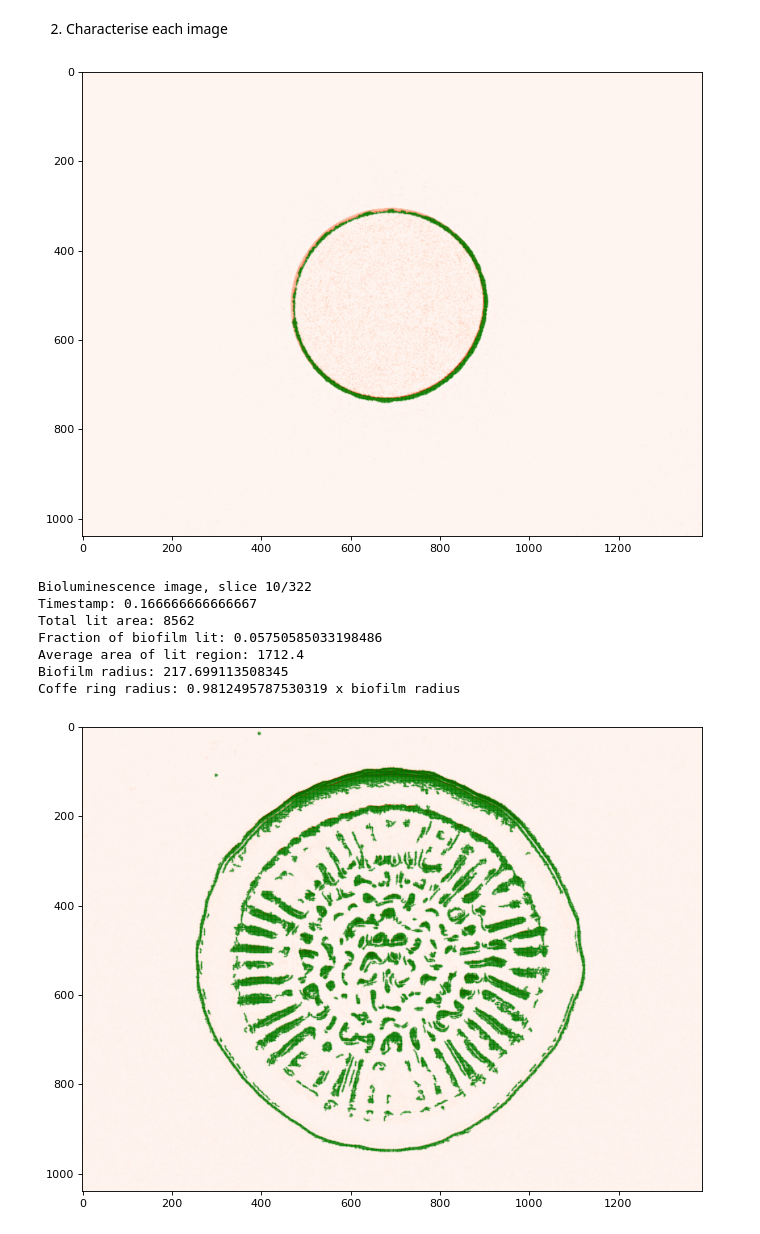
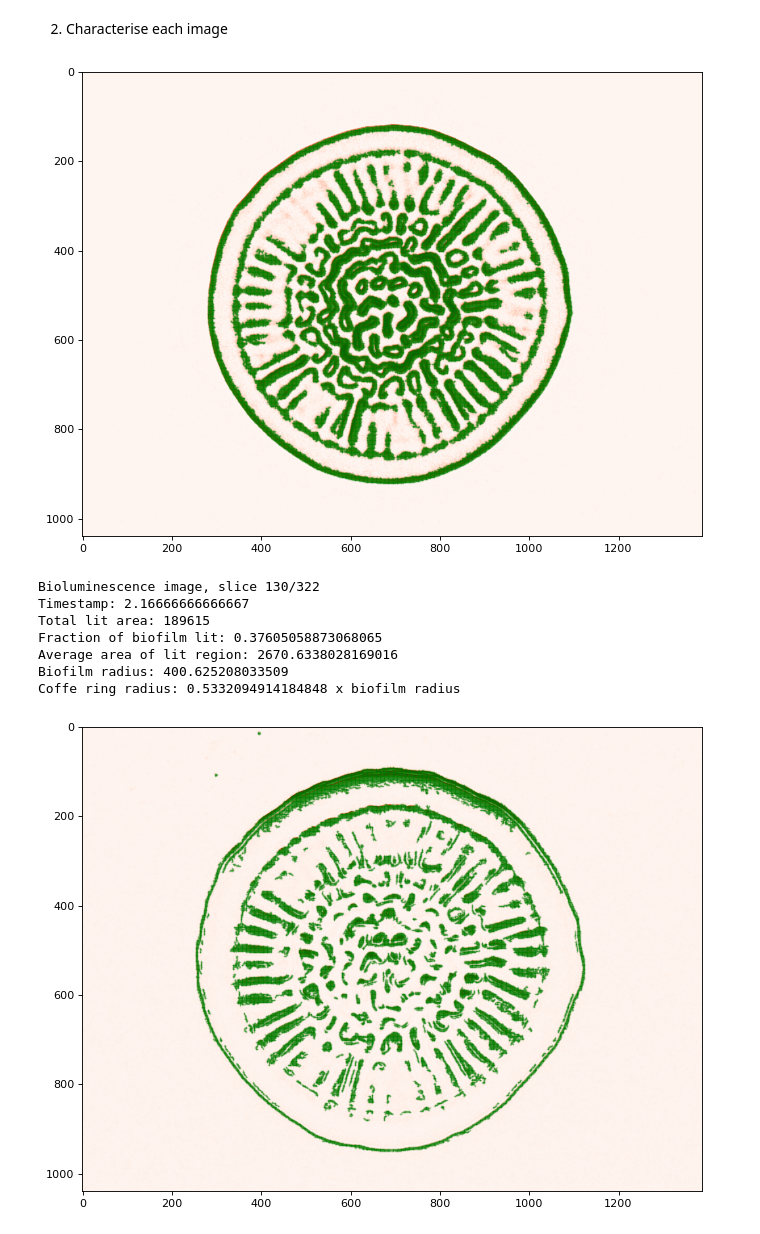
Before and after one commit to RadhikaGupta88/Biofilms, a Jupyter notebook: notebooks/2-characterise_films.ipynb, the cells around one changed output. Saved outputs shown, nothing was run; the diff lists cells and outputs as text; code cells hidden in the pictures.

```diff
--- a/notebooks/2-characterise_films.ipynb
+++ b/notebooks/2-characterise_films.ipynb
@@ -29,14 +26,14 @@ slice = 10
 # %%
-characterise_biofilm_image(bio_img, slice, 1)
+characterise_biofilm_image(bio_img, 130, 1)
 # %% [output]
-[figure, old version]
+[figure, new version]
-Bioluminescence image, slice 10/322
-Timestamp: 0.166666666666667
-Total lit area: 8562
-Fraction of biofilm lit: 0.05750585033198486
-Average area of lit region: 1712.4
-Biofilm radius: 217.699113508345
-Coffe ring radius: 0.9812495787530319 x biofilm radius
+Bioluminescence image, slice 130/322
+Timestamp: 2.16666666666667
+Total lit area: 189615
+Fraction of biofilm lit: 0.37605058873068065
+Average area of lit region: 2670.6338028169016
+Biofilm radius: 400.625208033509
+Coffe ring radius: 0.5332094914184848 x biofilm radius
 # %%
 characterise_biofilm_image(bright_img, int(slice* 1.403726708), 0)
 # %% [output]
```
Also changed, not shown: parts of 2 cells of this notebook, 1 other file.
